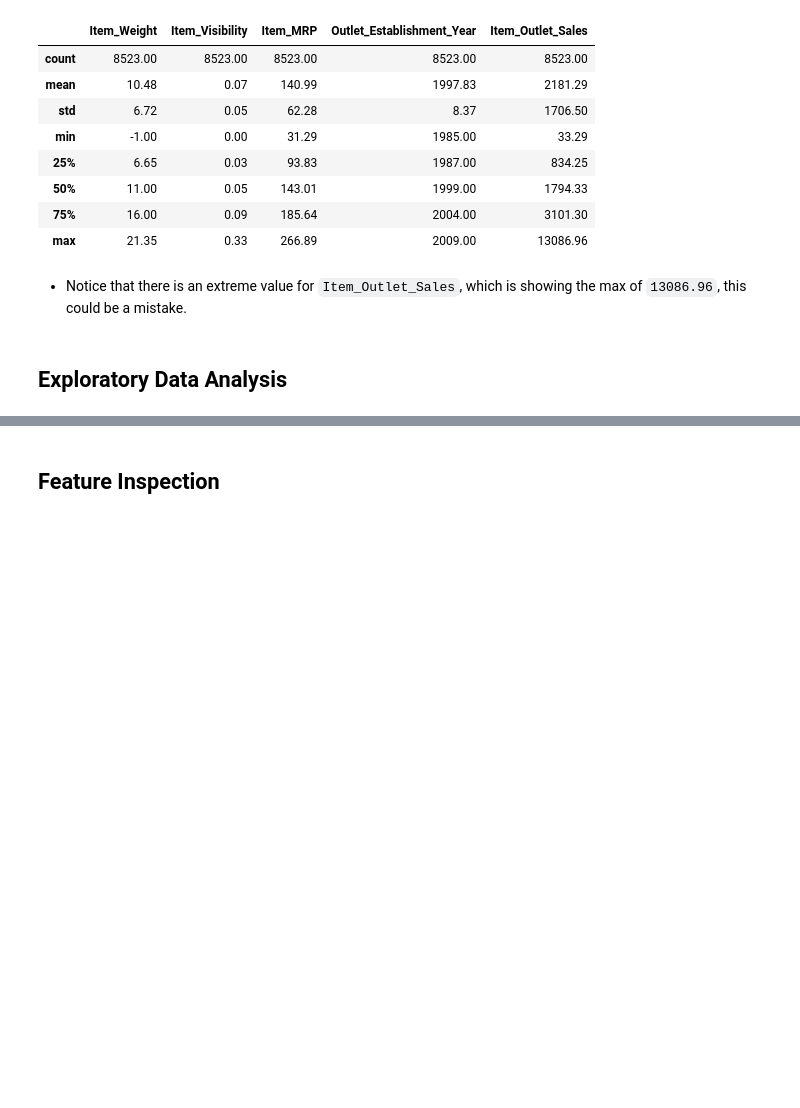
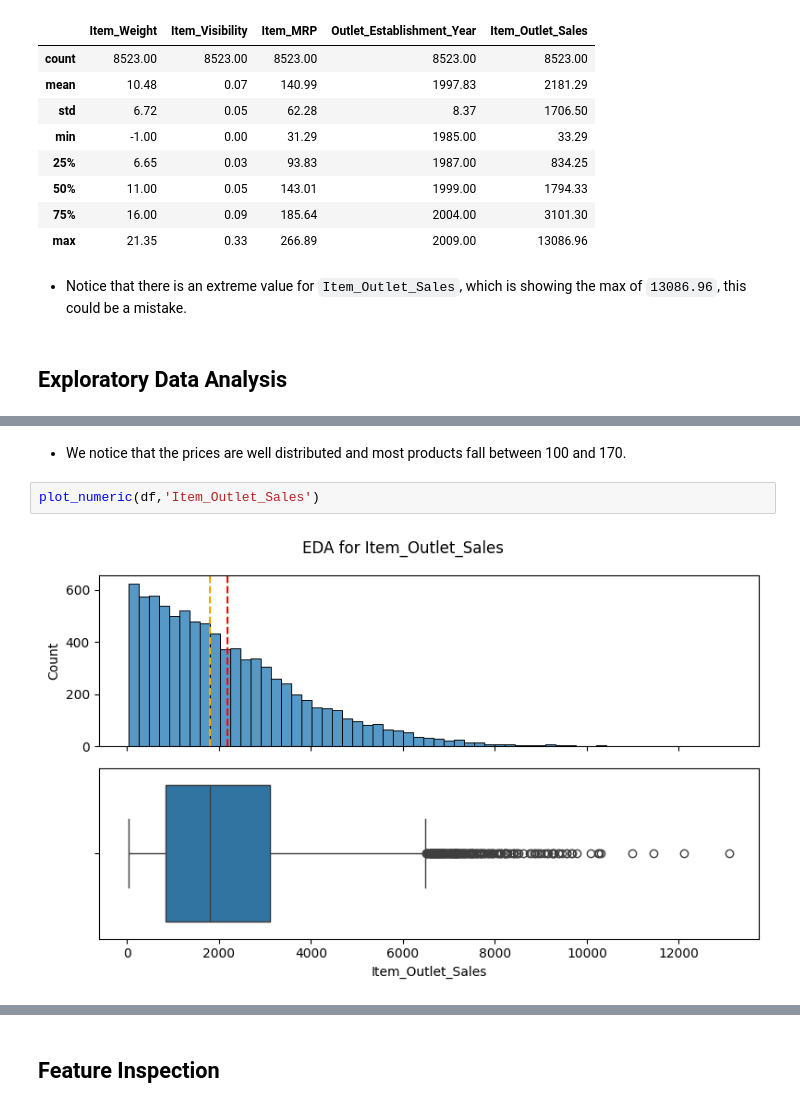
Before and after one commit to ali94an/Prediction-of-Product-Sales, a Jupyter notebook: Prediction_of_Product_Sales.ipynb, the cells around one changed output, grey strips where cells are left out. Saved outputs shown, nothing was run; the diff lists cells and outputs as text; blank space fills up the shorter version.

```diff
--- a/Prediction_of_Product_Sales.ipynb
+++ b/Prediction_of_Product_Sales.ipynb
@@ -234,0 +300,6 @@ df.describe().round(2)
+# %% [markdown]
+- We notice that the prices are well distributed and most products fall between 100 and 170.
+# %%
+plot_numeric(df,'Item_Outlet_Sales')
+# %% [output]
+[figure, added]
```
Also changed, not shown: parts of 29 cells of this notebook.
